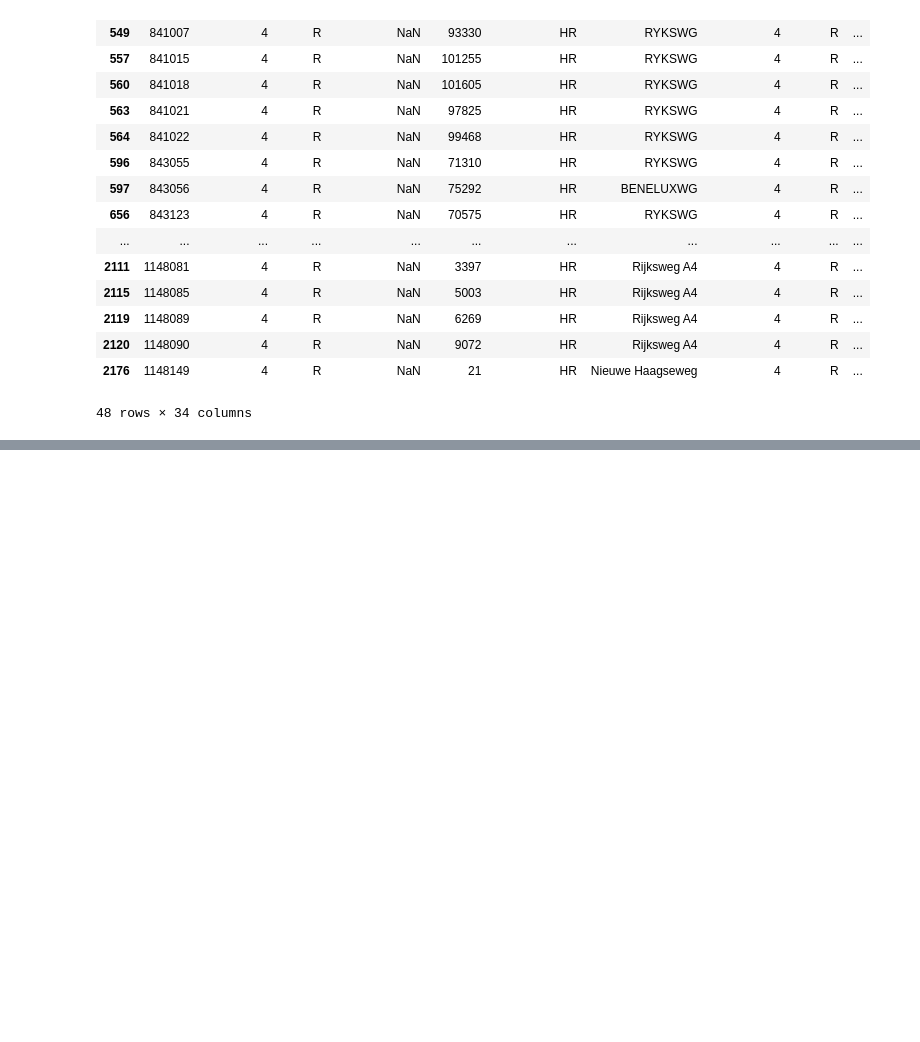
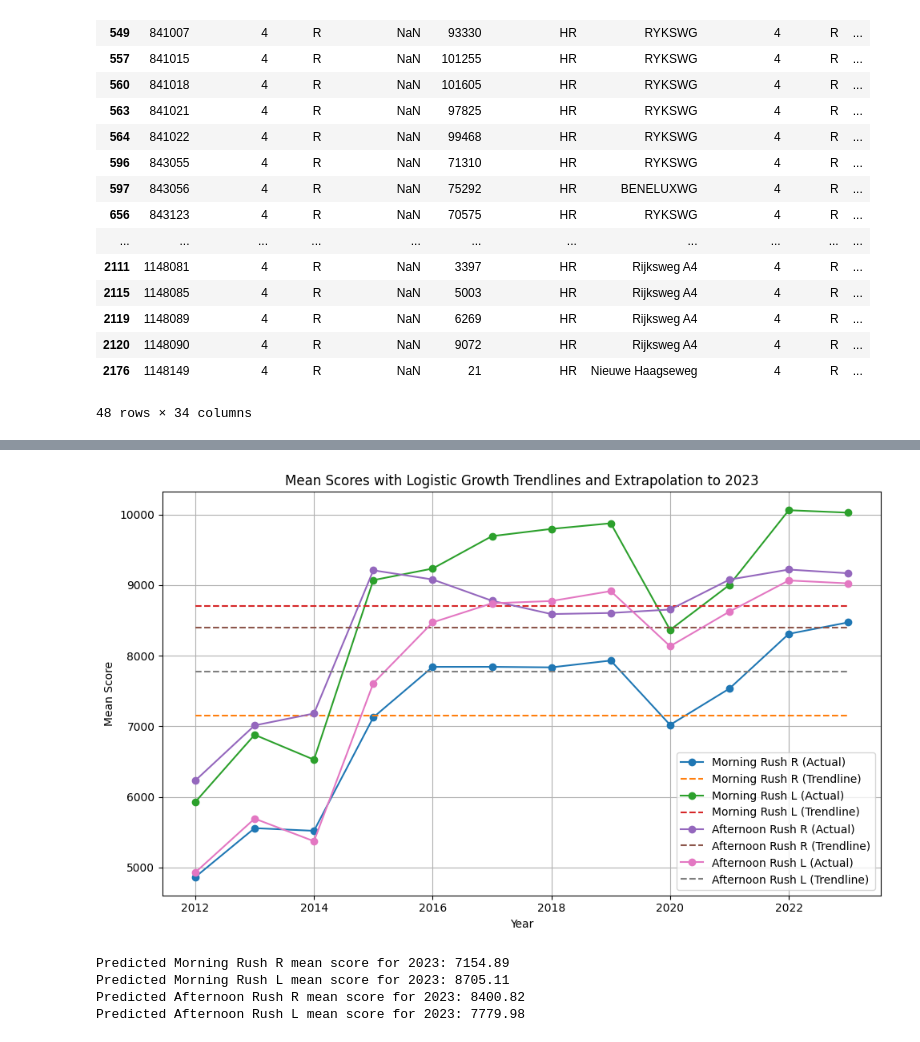
Before and after one commit to Liselotvansteekelenburg/TIL6010-LabAssignments, a Jupyter notebook: Ch4.ipynb, the cells around one changed output, grey strips where cells are left out. Saved outputs shown, nothing was run; the diff lists cells and outputs as text; code cells hidden in the pictures; blank space fills up the shorter version.

```diff
--- a/Ch4.ipynb
+++ b/Ch4.ipynb
@@ -325,0 +467,80 @@ plt.show()
+# %%
+import pandas as pd
+import matplotlib.pyplot as plt
+import numpy as np
+from scipy.optimize import curve_fit
+
+# Load the Excel file
+df = pd.read_excel('mean_scores_road4_HR_R_2012_2019.xlsx')
+
+# Pivot the data for easier plotting and trendline calculation
+pivot_df = df.pivot_table(index='Year', columns=['Rush', 'Direction'], values='Mean Score')
+
+# Set up the years and the mean scores for Morning and Afternoon rush L and R
+years = pivot_df.index.values
+
+# Extend the years for extrapolation (up to 2023)
+years_extended = np.arange(years.min(), 2024)  # 2012 to 2023
+
+# We'll store predicted values for each combination in a dictionary
+predicted_2023 = {}
+
+# Define the logistic growth function
+def logistic_growth(t, L, k, t_0):
+    """
+    Logistic growth function: L / (1 + exp(-k * (t - t_0)))
+    """
+    return L / (1 + np.exp(-k * (t - t_0)))
+
+# Function to fit a logistic growth model and predict values up to 2023
+def fit_and_predict_logistic_growth(mean_scores, label):
+    # Fit the logistic growth model
+    params, _ = curve_fit(logistic_growth, years, mean_scores, maxfev=10000)
+
+    # Extract the fitted parameters: L (carrying capacity), k (growth rate), t_0 (midpoint)
+    L, k, t_0 = params
+
+    # Predict the mean score for 2023
+    predicted_value = logistic_growth(2023, L, k, t_0)
+    predicted_2023[label] = predicted_value
+
+    # Return the trendline (predicted values for all years, including up to 2023)
+    trendline = logistic_growth(years_extended, L, k, t_0)
+    return trendline
+
+# Plot the original data and logistic growth trendlines, including extrapolation to 2023
+plt.figure(figsize=(10, 6))
+
+for rush, direction in [('Morning', 'R'), ('Morning', 'L'), ('Afternoon', 'R'), ('Afternoon', 'L')]:
+    label = f"{rush} Rush {direction}"
+
+    # Get the mean scores for the current rush and direction
+    mean_scores = pivot_df[(rush, direction)]
+
+    # Plot the original data
+    plt.plot(years, mean_scores, label=f"{label} (Actual)", marker='o')
+
+    # Plot the logistic growth trendline including extrapolation to 2023
+    trendline = fit_and_predict_logistic_growth(mean_scores, label)
+    plt.plot(years_extended, trendline, linestyle='--', label=f"{label} (Trendline)")
+
+# Add titles and labels
+plt.title('Mean Scores with Logistic Growth Trendlines and Extrapolation to 2023')
+plt.xlabel('Year')
+plt.ylabel('Mean Score')
+plt.legend()
+
+# Display the plot
+plt.grid(True)
+plt.tight_layout()
+plt.show()
+
+# Display the predicted values for 2023
+for label, prediction in predicted_2023.items():
+    print(f"Predicted {label} mean score for 2023: {prediction:.2f}")
+# %% [output]
+[figure, added]
+Predicted Morning Rush R mean score for 2023: 7154.89
+Predicted Morning Rush L mean score for 2023: 8705.11
+Predicted Afternoon Rush R mean score for 2023: 8400.82
+Predicted Afternoon Rush L mean score for 2023: 7779.98
```
Also changed, not shown: parts of 4 cells of this notebook, 2 other files.
